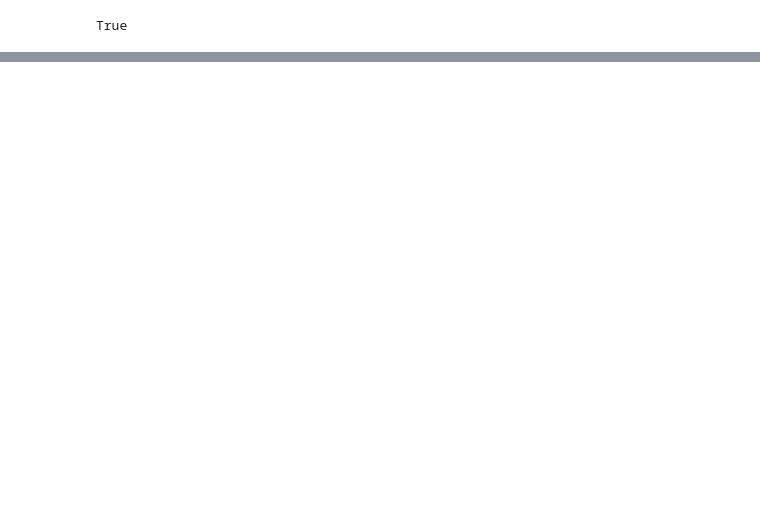
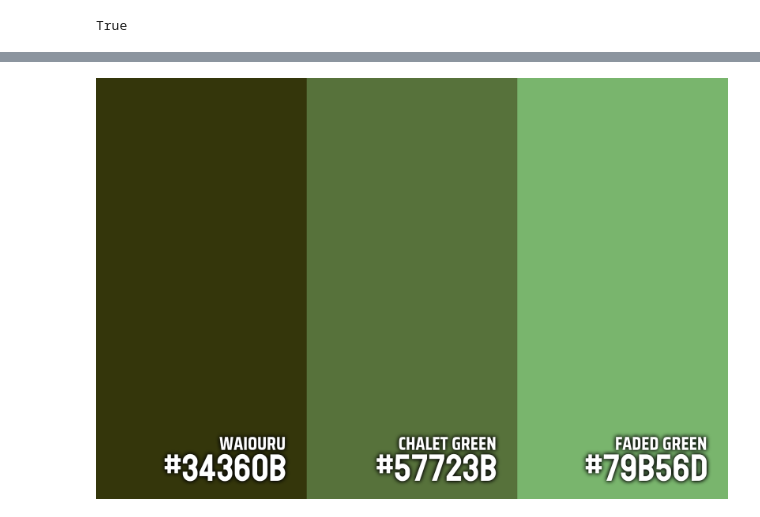
Before and after one commit to reuben-dutton/rcmreloaded, a Jupyter notebook: generate.ipynb, the cells around one changed output, grey strips where cells are left out. Cells and saved outputs as stored; diff of their text form; code cells hidden in the pictures; blank space fills up the shorter version.

```diff
--- a/generate.ipynb
+++ b/generate.ipynb
@@ -37,2 +42,20 @@ PASSWORD = os.getenv('ATPROTO_CLIENT_PASSWORD')
 # %%
-colour = CIELChGenerator().generate(1)
+generator = CIELChGenerator()
+options = {
+    1: {
+        'frames': [SingleFrame((1200, 1200))],
+        'palettes': [RandomPalette]
+    },
+    2: {
+        'frames': [HorizontalFrame((600, 1200)), VerticalFrame((600, 1200))],
+        'palettes': [RandomPalette, ComplementaryPalette]
+    },
+    3: {
+        'frames': [HorizontalFrame((600, 1200)), VerticalFrame((600, 1200))],
+        'palettes': [RandomPalette, GradientPalette, AnalogousPalette, TriadicPalette]
+    },
+    4: {
+        'frames': [HorizontalFrame((600, 1200)), VerticalFrame((600, 1200)), TwoByTwoFrame((600, 600))],
+        'palettes': [RandomPalette, GradientPalette]
+    },
+}
@@ -51,0 +62,10 @@ image
+# %%
+n = np.random.choice(
+    [1, 2, 3, 4],
+    p=[0.25, 0.25, 0.25, 0.25]
+)
+frame, palette = random.choice(options[n])
+image = frame.construct_frame(palette(generator).generate(n))
+image
+# %% [output]
+[figure, added]
```
Also changed, not shown: parts of 6 cells of this notebook, 10 other files.
